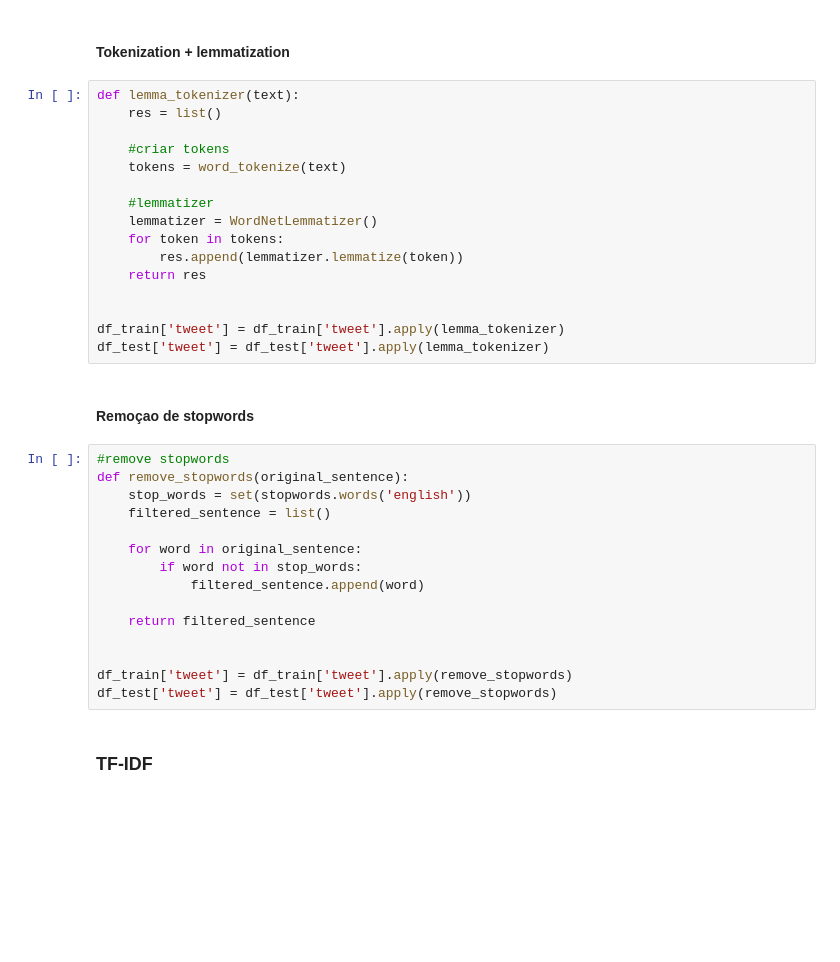
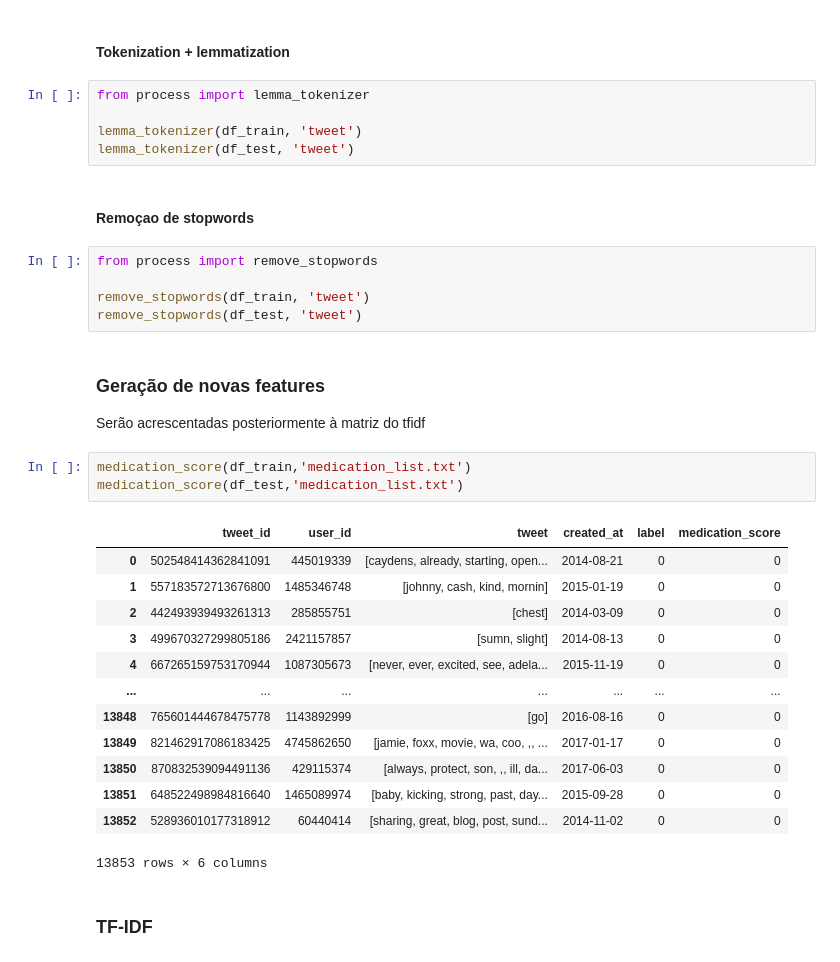
Before and after one commit to Seixal97/tweet_mining_project, a Jupyter notebook: pipeline_smote.ipynb, the cells around one changed output. Saved outputs shown, nothing was run; the diff lists cells and outputs as text; blank space fills up the shorter version.

```diff
--- a/pipeline_smote.ipynb
+++ b/pipeline_smote.ipynb
@@ -52,39 +73,39 @@ processing.preprocess(df_train, 'tweet')
 processing.preprocess(df_test, 'tweet')
 # %% [markdown]
 #### Tokenization + lemmatization
-# %%
-def lemma_tokenizer(text):
-    res = list()
-
-    #criar tokens
-    tokens = word_tokenize(text)
-
-    #lemmatizer
-    lemmatizer = WordNetLemmatizer()
-    for token in tokens:
-        res.append(lemmatizer.lemmatize(token))
-    return res
-
-
-df_train['tweet'] = df_train['tweet'].apply(lemma_tokenizer)
-df_test['tweet'] = df_test['tweet'].apply(lemma_tokenizer)
+# %%
+from process import lemma_tokenizer
+
+lemma_tokenizer(df_train, 'tweet')
+lemma_tokenizer(df_test, 'tweet')
 # %% [markdown]
 #### Remoçao de stopwords
-# %%
-#remove stopwords
-def remove_stopwords(original_sentence):
-    stop_words = set(stopwords.words('english'))
-    filtered_sentence = list()
-
-    for word in original_sentence:
-        if word not in stop_words:
-            filtered_sentence.append(word)
-
-    return filtered_sentence
-
-
-df_train['tweet'] = df_train['tweet'].apply(remove_stopwords)
-df_test['tweet'] = df_test['tweet'].apply(remove_stopwords)
+# %%
+from process import remove_stopwords
+
+remove_stopwords(df_train, 'tweet')
+remove_stopwords(df_test, 'tweet')
+# %% [markdown]
+### Geração de novas features
+
+Serão acrescentadas posteriormente à matriz do tfidf
+# %%
+medication_score(df_train,'medication_list.txt')
+medication_score(df_test,'medication_list.txt')
+# %% [output]
+|  | tweet_id | user_id | tweet | created_at | label | medication_score |
+| 0 | 502548414362841091 | 445019339 | [caydens, already, starting, open... | 2014-08-21 | 0 | 0 |
+| 1 | 557183572713676800 | 1485346748 | [johnny, cash, kind, mornin] | 2015-01-19 | 0 | 0 |
+| 2 | 442493939493261313 | 285855751 | [chest] | 2014-03-09 | 0 | 0 |
+| 3 | 499670327299805186 | 2421157857 | [sumn, slight] | 2014-08-13 | 0 | 0 |
+| 4 | 667265159753170944 | 1087305673 | [never, ever, excited, see, adela... | 2015-11-19 | 0 | 0 |
+| ... | ... | ... | ... | ... | ... | ... |
+| 13848 | 765601444678475778 | 1143892999 | [go] | 2016-08-16 | 0 | 0 |
+| 13849 | 821462917086183425 | 4745862650 | [jamie, foxx, movie, wa, coo, ,, ... | 2017-01-17 | 0 | 0 |
+| 13850 | 870832539094491136 | 429115374 | [always, protect, son, ,, ill, da... | 2017-06-03 | 0 | 0 |
+| 13851 | 648522498984816640 | 1465089974 | [baby, kicking, strong, past, day... | 2015-09-28 | 0 | 0 |
+| 13852 | 528936010177318912 | 60440414 | [sharing, great, blog, post, sund... | 2014-11-02 | 0 | 0 |
+13853 rows × 6 columns
 # %% [markdown]
 ### TF-IDF
 # %%
```
Also changed, not shown: parts of 36 cells of this notebook, 5 other files.
